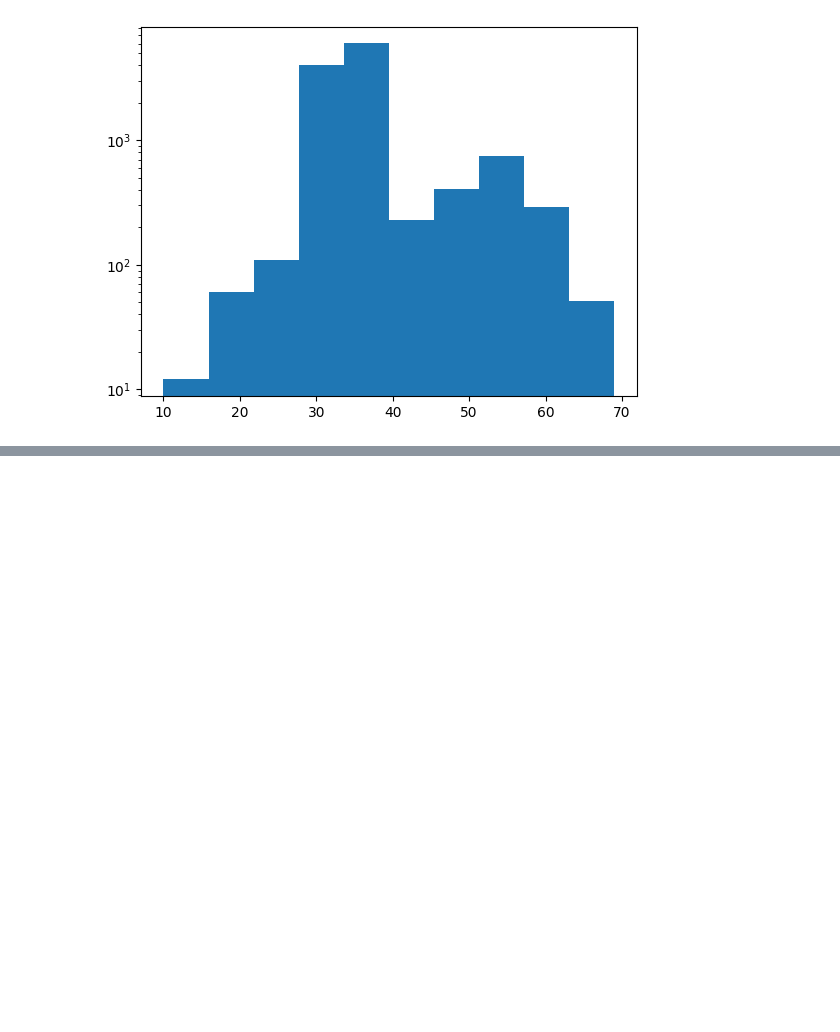
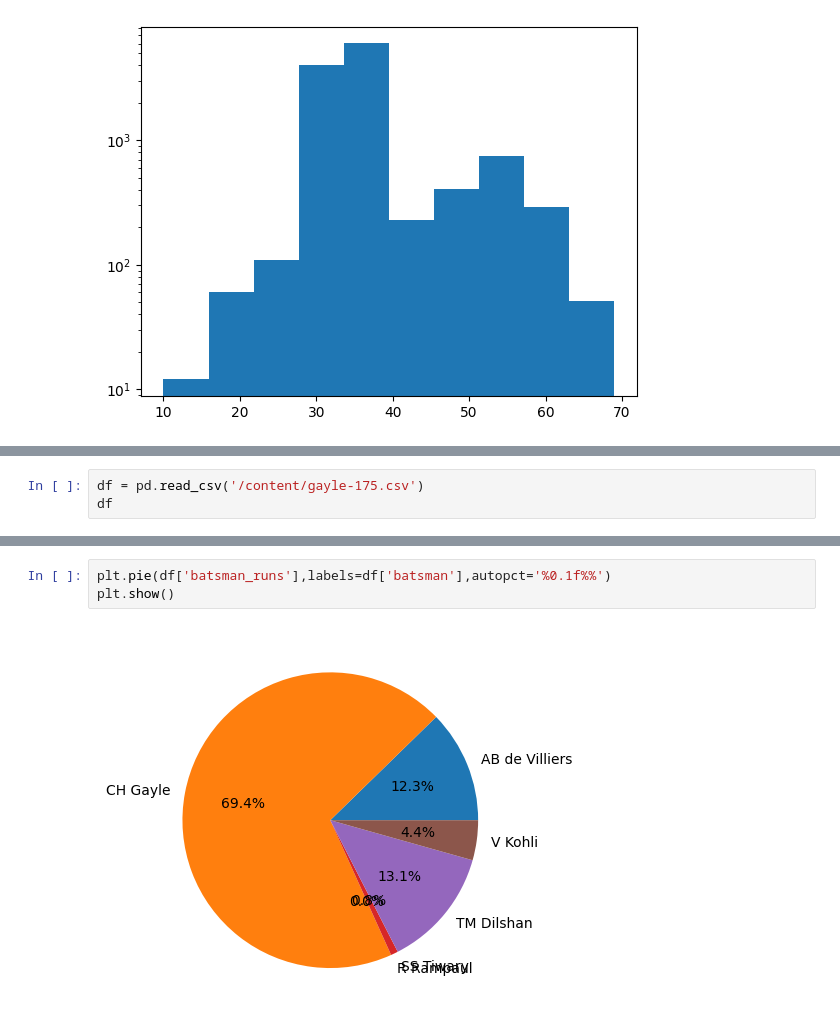
Before and after one commit to Vivek-Joshi17/Data_Visualization, a Jupyter notebook: Data_Visualize.ipynb, the cells around one changed output, grey strips where cells are left out. Saved outputs shown, nothing was run; the diff lists cells and outputs as text; blank space fills up the shorter version.

```diff
--- a/Data_Visualize.ipynb
+++ b/Data_Visualize.ipynb
@@ -385,0 +400,3 @@ plt.show()
+# %%
+df = pd.read_csv('/content/gayle-175.csv')
+df
@@ -385,0 +411,5 @@ plt.show()
+# %%
+plt.pie(df['batsman_runs'],labels=df['batsman'],autopct='%0.1f%%')
+plt.show()
+# %% [output]
+[figure, added]
```
Also changed, not shown: parts of 4 cells of this notebook.
